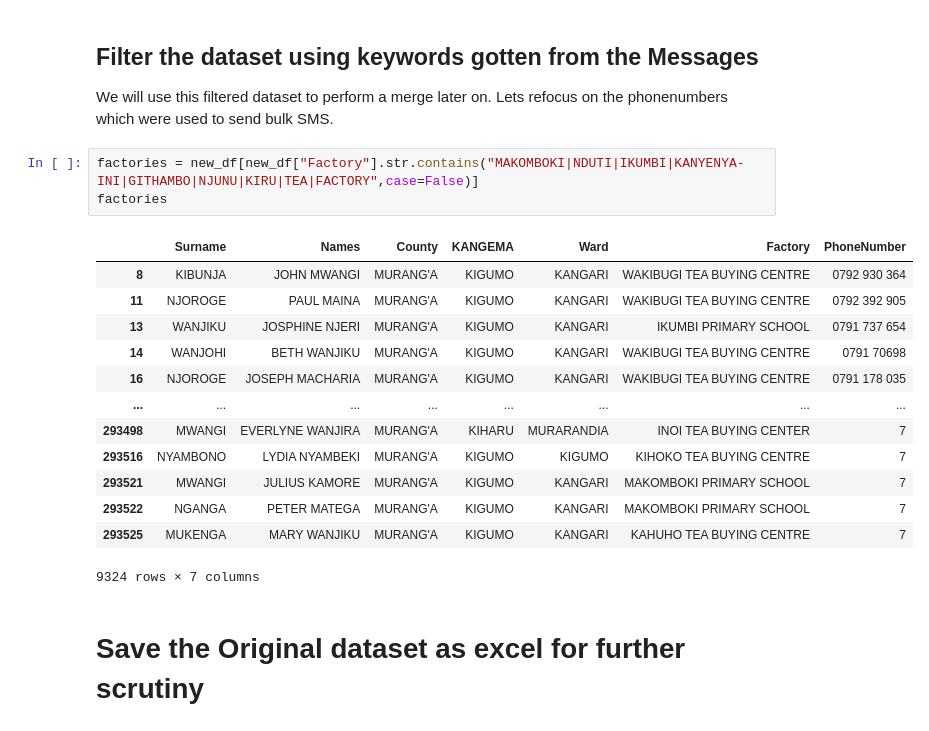
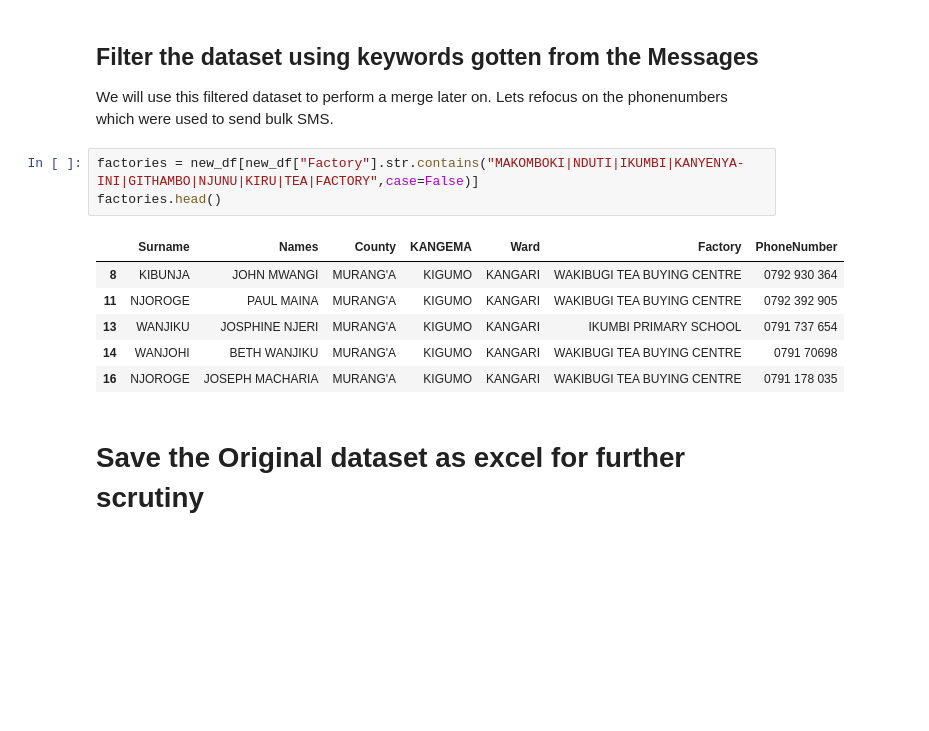
Before and after one commit to Carrieukie/Data-Scrutiny, a Jupyter notebook: Untitled.ipynb, the cells around one changed output. Cells and saved outputs as stored; diff of their text form; blank space fills up the shorter version.

```diff
--- a/Untitled.ipynb
+++ b/Untitled.ipynb
@@ -53,21 +53,14 @@ new_df.head()
 We will use this filtered dataset to perform a merge later on. Lets refocus on the phonenumbers which were used to send bulk SMS.
 # %%
 factories = new_df[new_df["Factory"].str.contains("MAKOMBOKI|NDUTI|IKUMBI|KANYENYA-INI|GITHAMBO|NJUNU|KIRU|TEA|FACTORY",case=False)]
-factories
+factories.head()
 # %% [output]
 |  | Surname | Names | County | KANGEMA | Ward | Factory | PhoneNumber |
 | 8 | KIBUNJA | JOHN MWANGI | MURANG'A | KIGUMO | KANGARI | WAKIBUGI TEA BUYING CENTRE | 0792 930 364 |
 | 11 | NJOROGE | PAUL MAINA | MURANG'A | KIGUMO | KANGARI | WAKIBUGI TEA BUYING CENTRE | 0792 392 905 |
 | 13 | WANJIKU | JOSPHINE NJERI | MURANG'A | KIGUMO | KANGARI | IKUMBI PRIMARY SCHOOL | 0791 737 654 |
 | 14 | WANJOHI | BETH WANJIKU | MURANG'A | KIGUMO | KANGARI | WAKIBUGI TEA BUYING CENTRE | 0791 70698 |
 | 16 | NJOROGE | JOSEPH MACHARIA | MURANG'A | KIGUMO | KANGARI | WAKIBUGI TEA BUYING CENTRE | 0791 178 035 |
-| ... | ... | ... | ... | ... | ... | ... | ... |
-| 293498 | MWANGI | EVERLYNE WANJIRA | MURANG'A | KIHARU | MURARANDIA | INOI TEA BUYING CENTER | 7 |
-| 293516 | NYAMBONO | LYDIA NYAMBEKI | MURANG'A | KIGUMO | KIGUMO | KIHOKO TEA BUYING CENTRE | 7 |
-| 293521 | MWANGI | JULIUS KAMORE | MURANG'A | KIGUMO | KANGARI | MAKOMBOKI PRIMARY SCHOOL | 7 |
-| 293522 | NGANGA | PETER MATEGA | MURANG'A | KIGUMO | KANGARI | MAKOMBOKI PRIMARY SCHOOL | 7 |
-| 293525 | MUKENGA | MARY WANJIKU | MURANG'A | KIGUMO | KANGARI | KAHUHO TEA BUYING CENTRE | 7 |
-9324 rows × 7 columns
 # %% [markdown]
 # Save the Original dataset as excel for further scrutiny
 # %%
```
Also changed, not shown: parts of 32 cells of this notebook, 1 other file.
